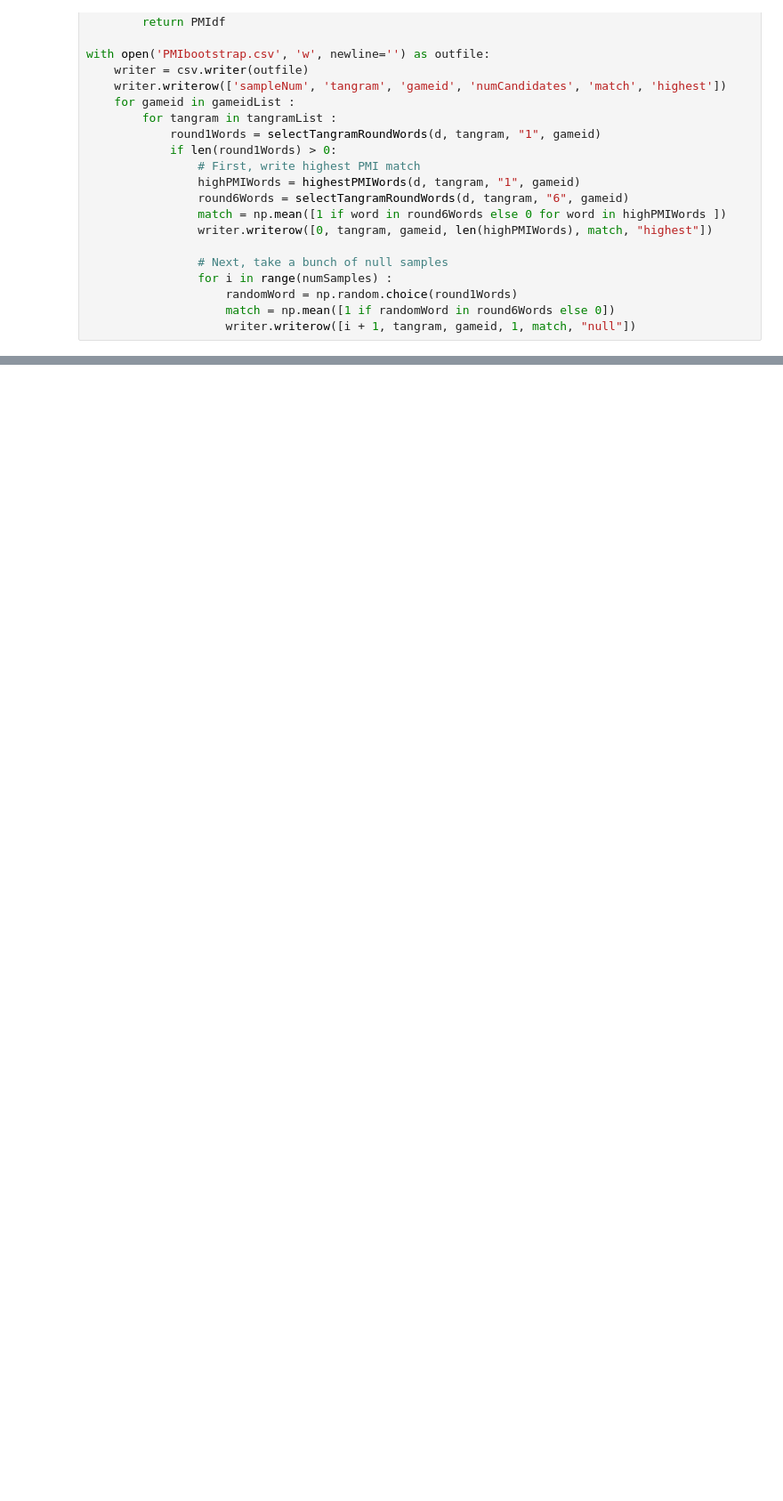
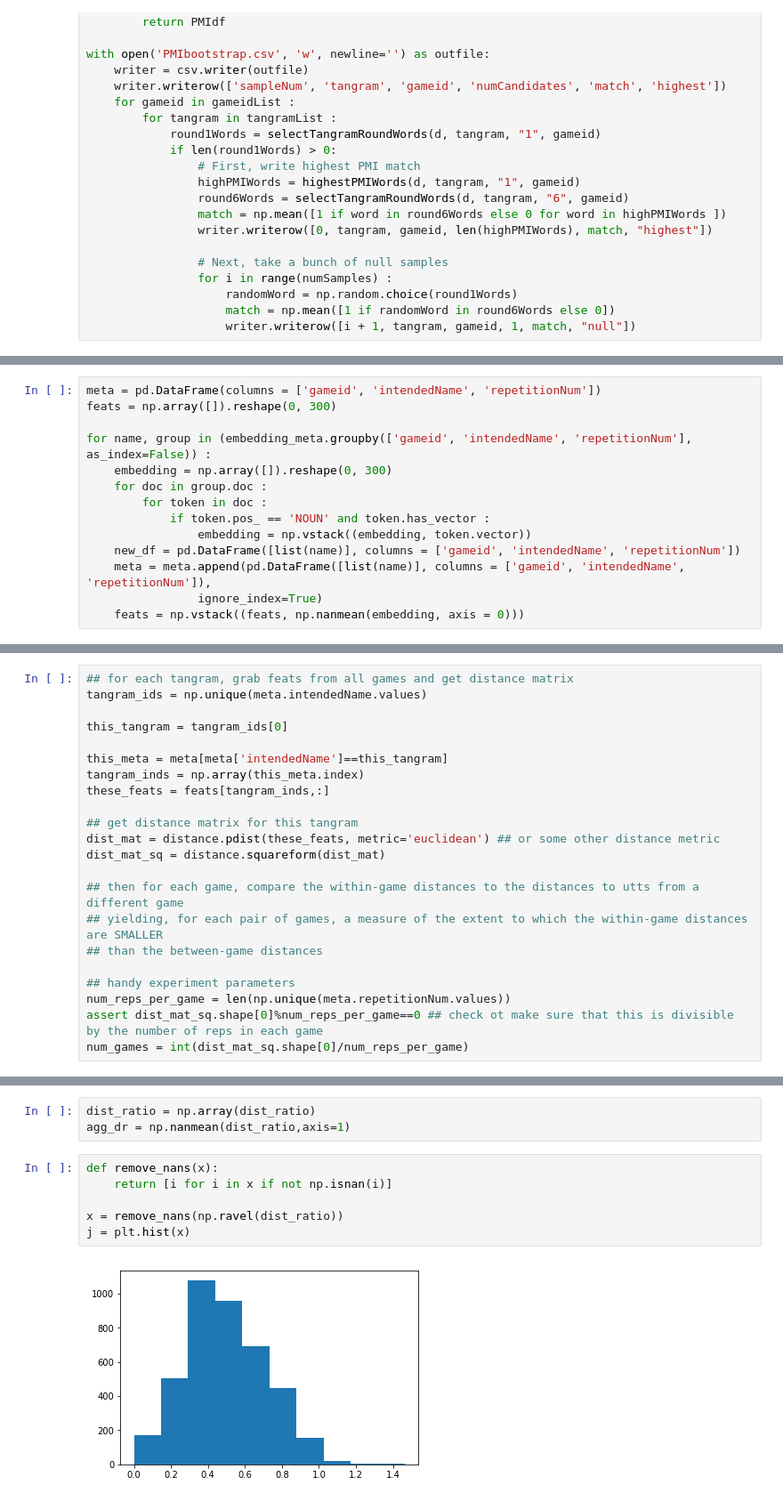
Before and after one commit to hawkrobe/tangrams, a Jupyter notebook: analysis/sequential/preprocessing_sequential.ipynb, the cells around one changed output, grey strips where cells are left out. Shown at 89% size. Saved outputs shown, nothing was run; the diff lists cells and outputs as text; blank space fills up the shorter version.

Commit message:
Add semantic embedding analyses

```diff
--- a/analysis/sequential/preprocessing_sequential.ipynb
+++ b/analysis/sequential/preprocessing_sequential.ipynb
@@ -455,0 +491,14 @@ with open('PMIbootstrap.csv', 'w', newline='') as outfile:
+# %%
+meta = pd.DataFrame(columns = ['gameid', 'intendedName', 'repetitionNum'])
+feats = np.array([]).reshape(0, 300)
+
+for name, group in (embedding_meta.groupby(['gameid', 'intendedName', 'repetitionNum'], as_index=False)) :
+    embedding = np.array([]).reshape(0, 300)
+    for doc in group.doc :
+        for token in doc :
+            if token.pos_ == 'NOUN' and token.has_vector :
+                embedding = np.vstack((embedding, token.vector))
+    new_df = pd.DataFrame([list(name)], columns = ['gameid', 'intendedName', 'repetitionNum'])
+    meta = meta.append(pd.DataFrame([list(name)], columns = ['gameid', 'intendedName', 'repetitionNum']),
+                ignore_index=True)
+    feats = np.vstack((feats, np.nanmean(embedding, axis = 0)))
@@ -455,0 +537,22 @@ with open('PMIbootstrap.csv', 'w', newline='') as outfile:
+# %%
+## for each tangram, grab feats from all games and get distance matrix
+tangram_ids = np.unique(meta.intendedName.values)
+
+this_tangram = tangram_ids[0]
+
+this_meta = meta[meta['intendedName']==this_tangram]
+tangram_inds = np.array(this_meta.index)
+these_feats = feats[tangram_inds,:]
+
+## get distance matrix for this tangram
+dist_mat = distance.pdist(these_feats, metric='euclidean') ## or some other distance metric
+dist_mat_sq = distance.squareform(dist_mat)
+
+## then for each game, compare the within-game distances to the distances to utts from a different game
+## yielding, for each pair of games, a measure of the extent to which the within-game distances are SMALLER
+## than the between-game distances
+
+## handy experiment parameters
+num_reps_per_game = len(np.unique(meta.repetitionNum.values))
+assert dist_mat_sq.shape[0]%num_reps_per_game==0 ## check ot make sure that this is divisible by the number of reps in each game
+num_games = int(dist_mat_sq.shape[0]/num_reps_per_game)
@@ -455,0 +598,11 @@ with open('PMIbootstrap.csv', 'w', newline='') as outfile:
+# %%
+dist_ratio = np.array(dist_ratio)
+agg_dr = np.nanmean(dist_ratio,axis=1)
+# %%
+def remove_nans(x):
+    return [i for i in x if not np.isnan(i)]
+
+x = remove_nans(np.ravel(dist_ratio))
+j = plt.hist(x)
+# %% [output]
+[figure, added]
```
Also changed, not shown: parts of 36 cells of this notebook.
